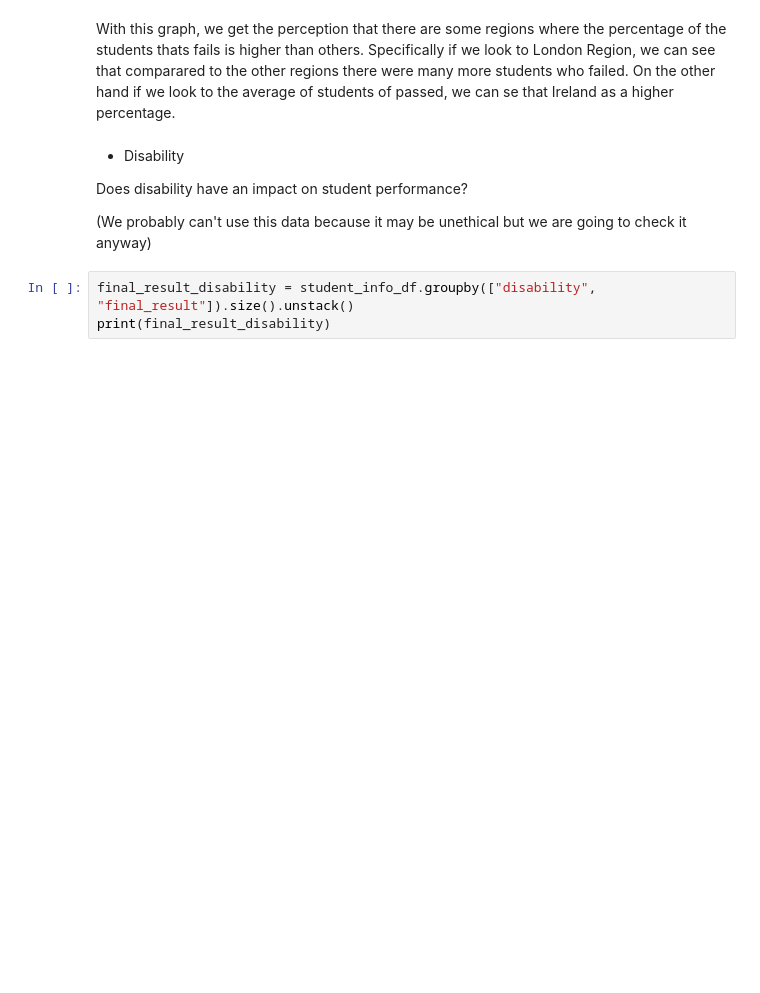
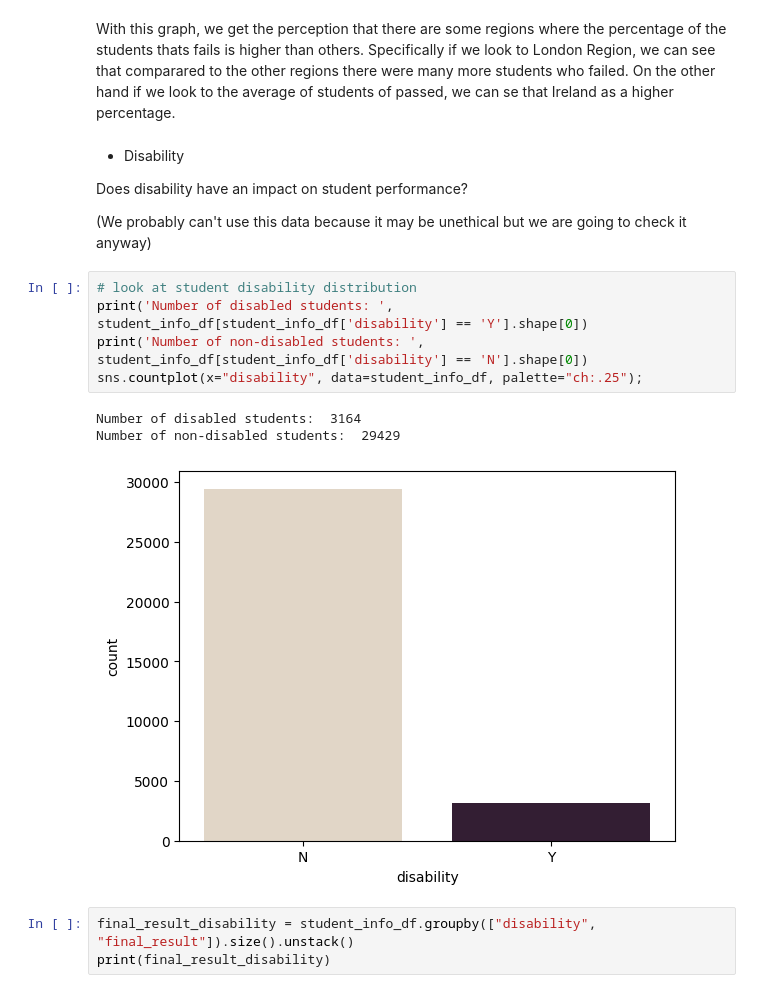
Before and after one commit to randmon/ucll_ti_data_and_ai_group_assignments, a Jupyter notebook: Assignment 2/assignment2.ipynb, the cells around one changed output. Drawn from its saved outputs; the diff is of its cells as text; blank space fills up the shorter version.

```diff
--- a/Assignment 2/assignment2.ipynb
+++ b/Assignment 2/assignment2.ipynb
@@ -695,6 +695,15 @@ With this graph, we get the perception that there are some regions where the per
 Does disability have an impact on student performance?
 
 (We probably can't use this data because it may be unethical but we are going to check it anyway)
+# %%
+# look at student disability distribution
+print('Number of disabled students: ', student_info_df[student_info_df['disability'] == 'Y'].shape[0])
+print('Number of non-disabled students: ', student_info_df[student_info_df['disability'] == 'N'].shape[0])
+sns.countplot(x="disability", data=student_info_df, palette="ch:.25");
+# %% [output]
+Number of disabled students:  3164
+Number of non-disabled students:  29429
+[figure, added]
 # %%
 final_result_disability = student_info_df.groupby(["disability", "final_result"]).size().unstack()
 print(final_result_disability)
```
Also changed, not shown: parts of 2 cells of this notebook, 1 other file.
